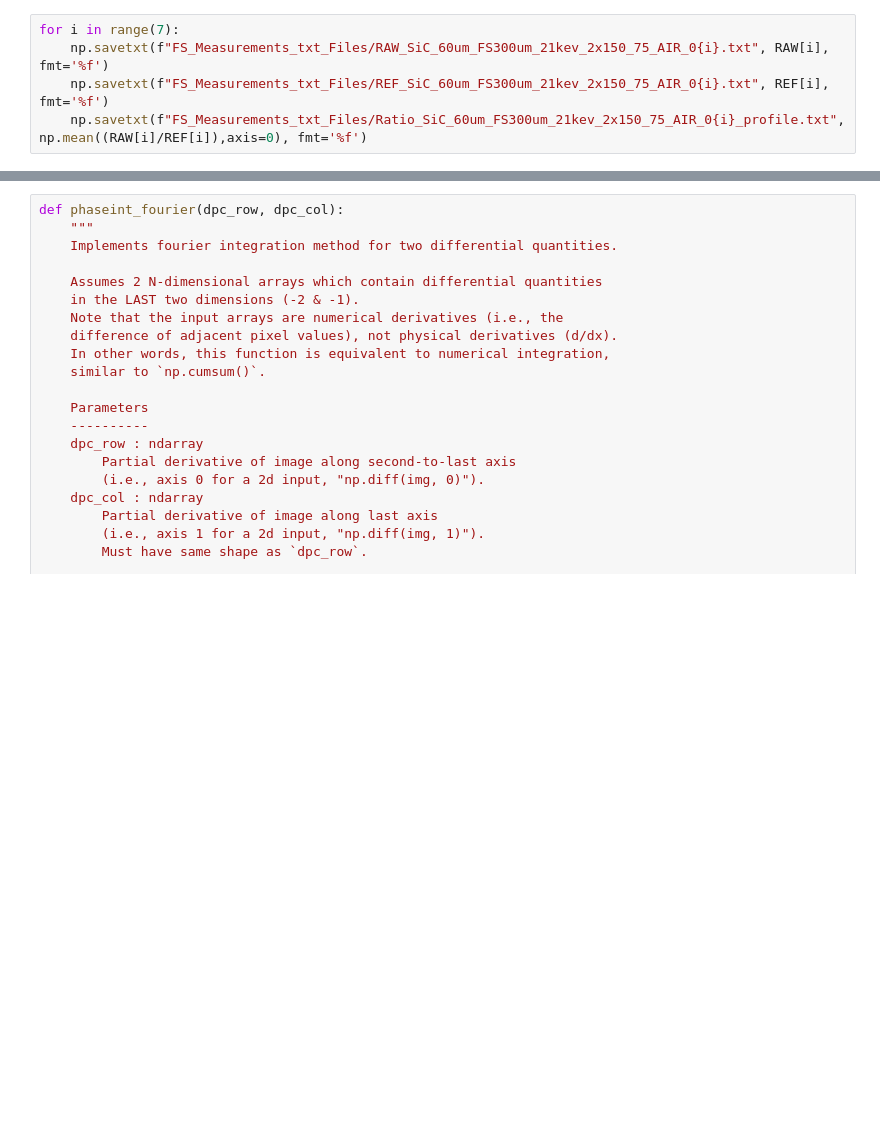
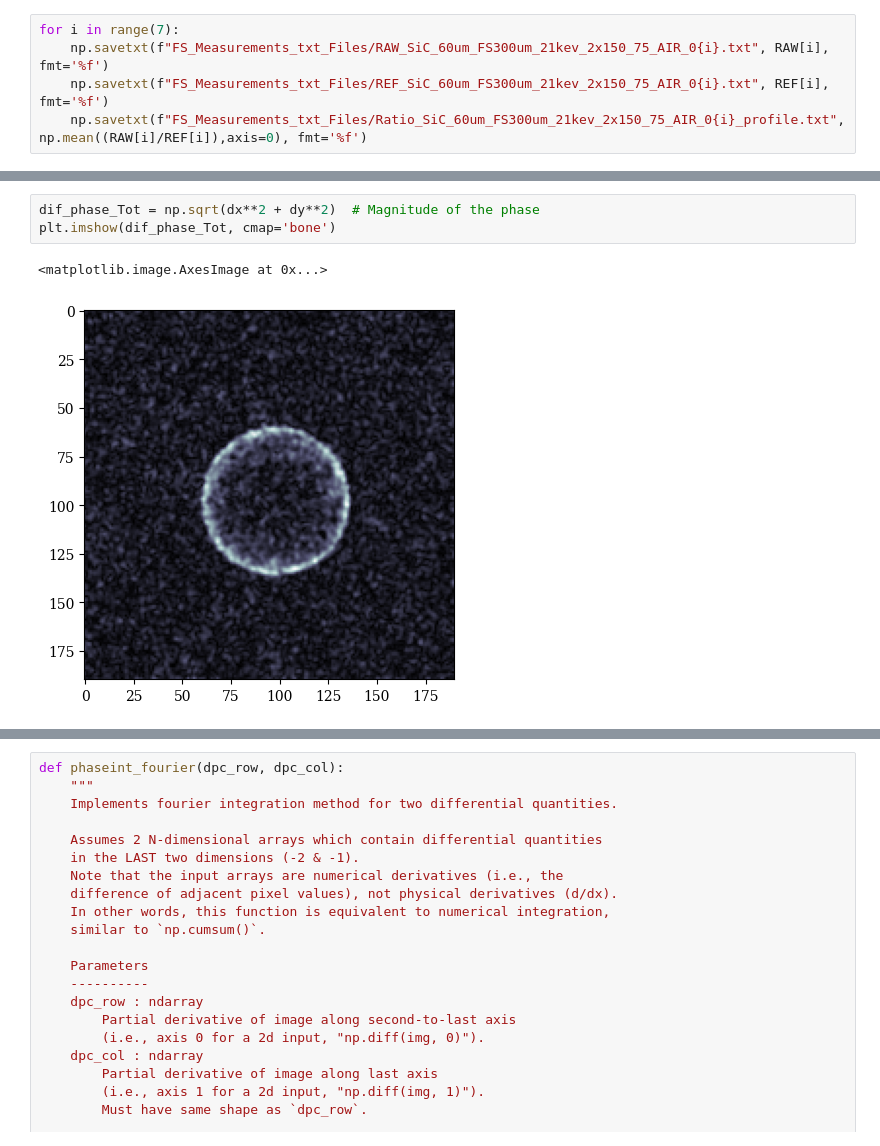
Before and after one commit to roshak1197/FSZ_Study, a Jupyter notebook: read_High.ipynb, the cells around one changed output, grey strips where cells are left out. Cells and saved outputs as stored; diff of their text form; blank space fills up the shorter version.

```diff
--- a/read_High.ipynb
+++ b/read_High.ipynb
@@ -263,0 +287,6 @@ Using 16 threads
+# %%
+dif_phase_Tot = np.sqrt(dx**2 + dy**2)  # Magnitude of the phase
+plt.imshow(dif_phase_Tot, cmap='bone')
+# %% [output]
+<matplotlib.image.AxesImage at 0x...>
+[figure, added]
```
Also changed, not shown: parts of 6 cells of this notebook, 9 other files.
